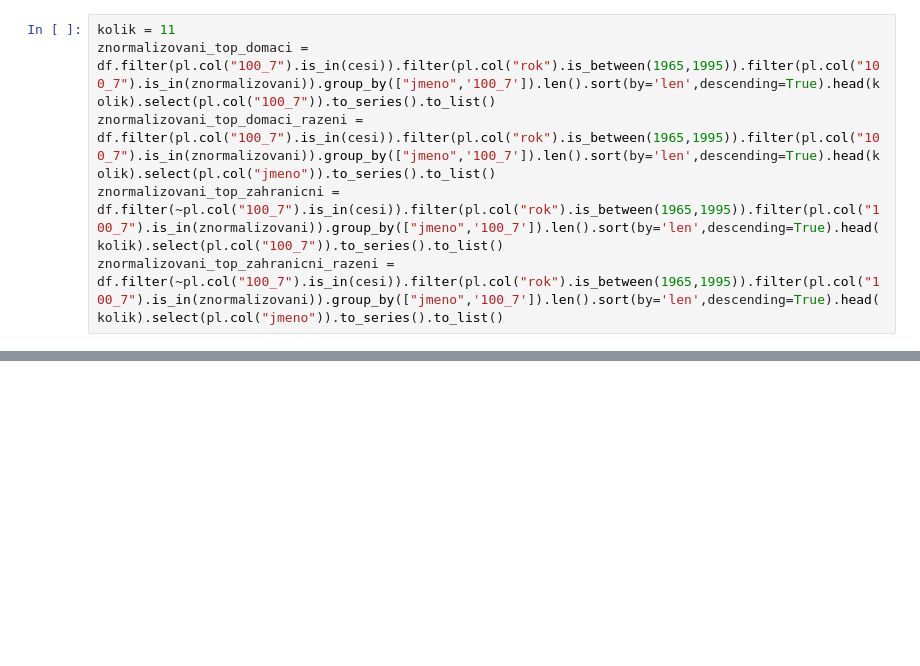
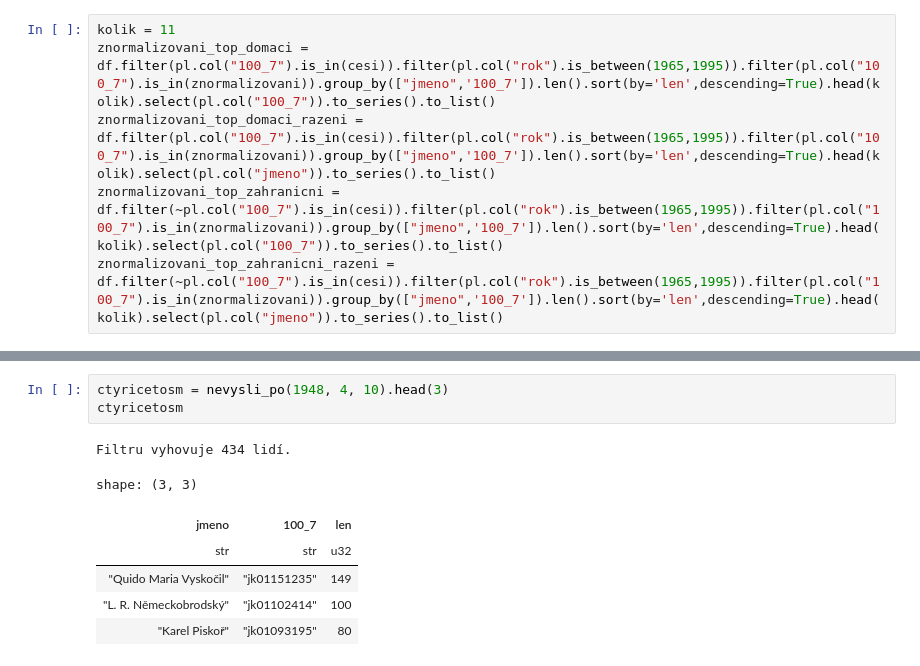
Before and after one commit to DataRozhlas/knizni-peoplemetr, a Jupyter notebook: 905b_odmlky_grafy.ipynb, the cells around one changed output, grey strips where cells are left out. Saved outputs shown, nothing was run; the diff lists cells and outputs as text; blank space fills up the shorter version.

```diff
--- a/905b_odmlky_grafy.ipynb
+++ b/905b_odmlky_grafy.ipynb
@@ -207,0 +199,11 @@ alt.vconcat(norm_dom, norm_zahr).configure_view(stroke='transparent').resolve_sc
+# %%
+ctyricetosm = nevysli_po(1948, 4, 10).head(3)
+ctyricetosm
+# %% [output]
+Filtru vyhovuje 434 lidí.
+shape: (3, 3)
+| jmeno | 100_7 | len |
+| str | str | u32 |
+| "Quido Maria Vyskočil" | "jk01151235" | 149 |
+| "L. R. Německobrodský" | "jk01102414" | 100 |
+| "Karel Piskoř" | "jk01093195" | 80 |
```
Also changed, not shown: parts of 19 cells of this notebook, 1 other file.
